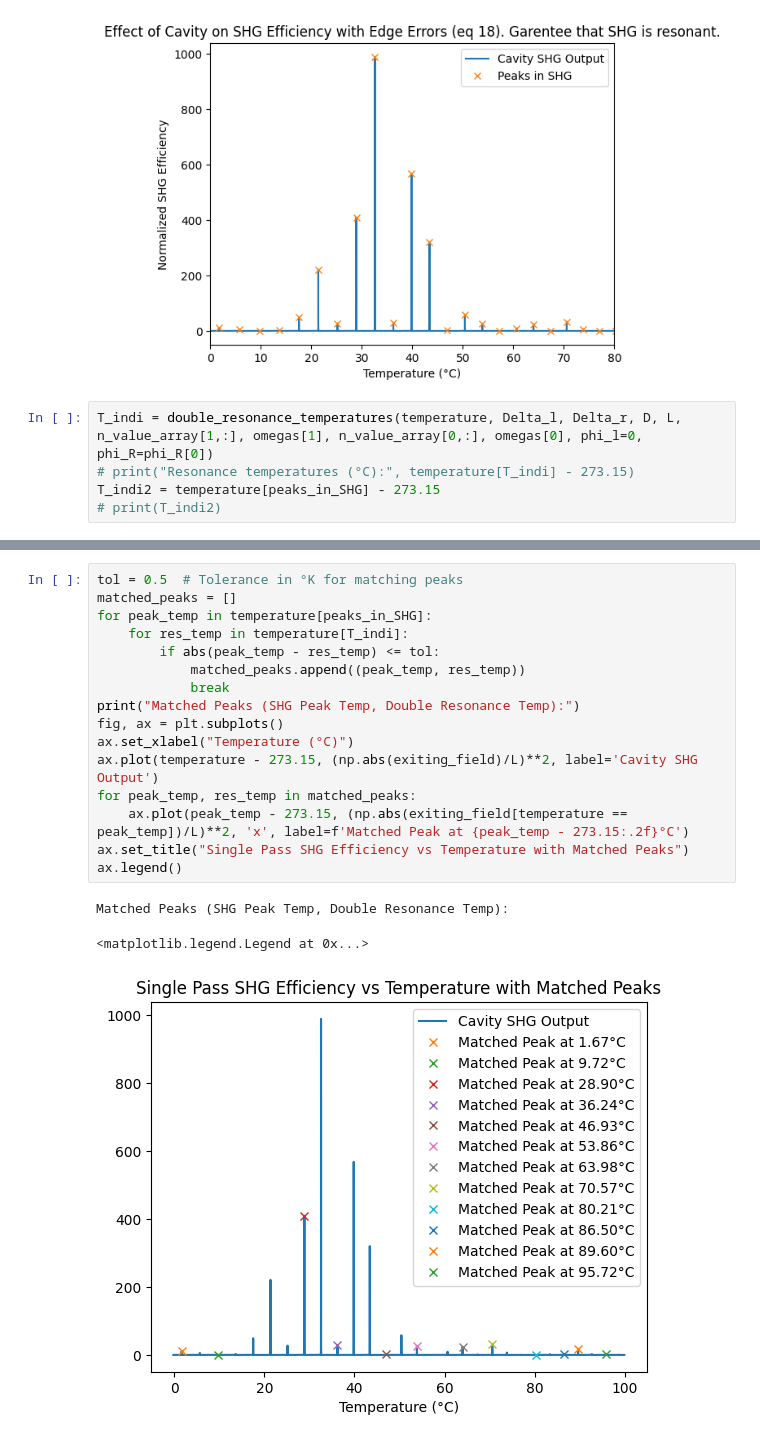
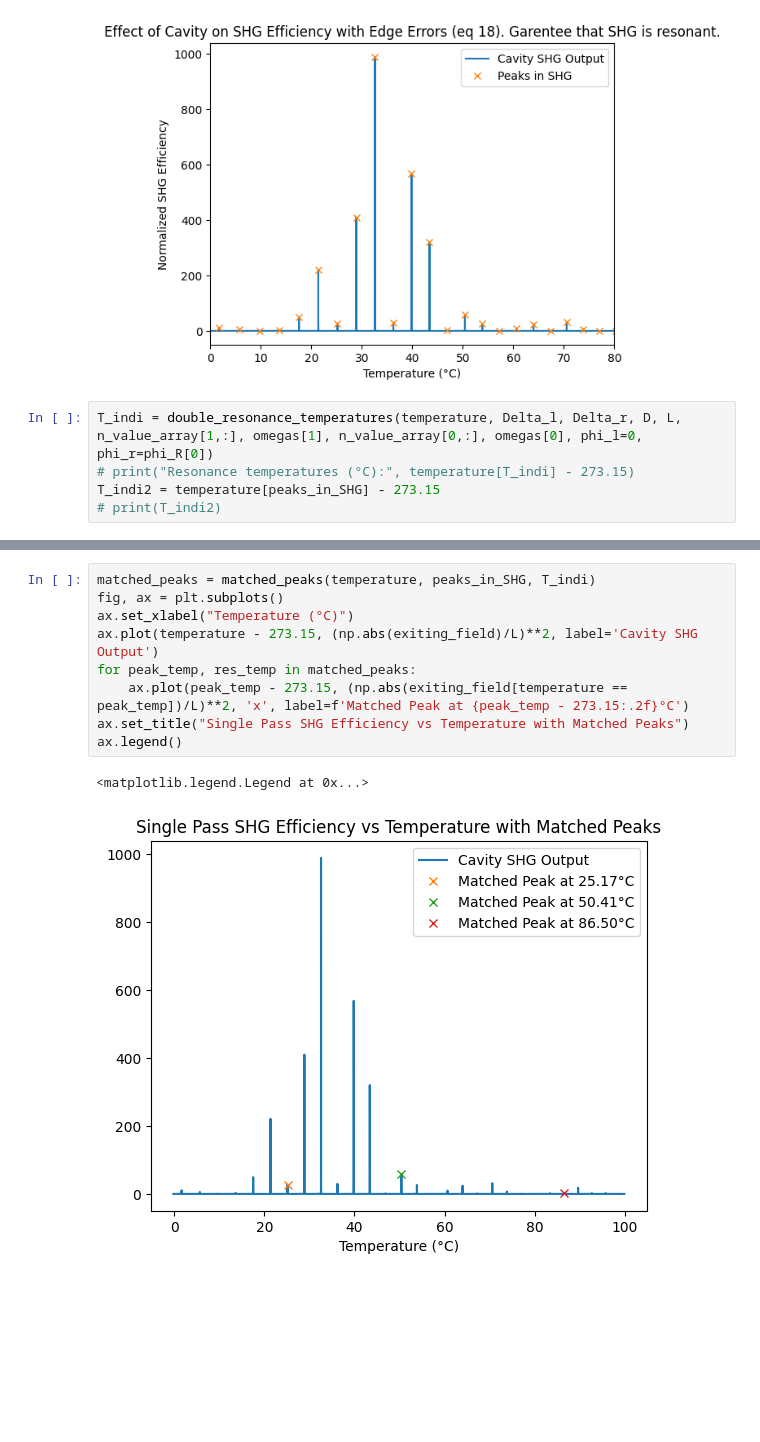
Before and after one commit to qpit/Eskild-Project-2026, a Jupyter notebook: main_document.ipynb, the cells around one changed output, grey strips where cells are left out. Drawn from its saved outputs; the diff is of its cells as text; blank space fills up the shorter version.

```diff
--- a/main_document.ipynb
+++ b/main_document.ipynb
@@ -207,7 +207,7 @@ print(f"Parameters: tau={tau}, rho={rho}, Delta_r={Delta_r} m, Delta_l={Delta_l}
 Parameters: tau=0.06, rho=0.9964, Delta_r=5e-06 m, Delta_l=5e-06 m, D=0.015 m
 [figure]
 # %%
-T_indi = double_resonance_temperatures(temperature, Delta_l, Delta_r, D, L, n_value_array[1,:], omegas[1], n_value_array[0,:], omegas[0], phi_l=0, phi_R=phi_R[0])
+T_indi = double_resonance_temperatures(temperature, Delta_l, Delta_r, D, L, n_value_array[1,:], omegas[1], n_value_array[0,:], omegas[0], phi_l=0, phi_r=phi_R[0])
 # print("Resonance temperatures (°C):", temperature[T_indi] - 273.15)
 T_indi2 = temperature[peaks_in_SHG] - 273.15
 # print(T_indi2)
@@ -244,23 +239,15 @@ ax.legend()
 # %%
-tol = 0.5  # Tolerance in °K for matching peaks
-matched_peaks = []
-for peak_temp in temperature[peaks_in_SHG]:
-    for res_temp in temperature[T_indi]:
-        if abs(peak_temp - res_temp) <= tol:
-            matched_peaks.append((peak_temp, res_temp))
-            break
-print("Matched Peaks (SHG Peak Temp, Double Resonance Temp):")
+matched_peaks = matched_peaks(temperature, peaks_in_SHG, T_indi)
 fig, ax = plt.subplots()
 ax.set_xlabel("Temperature (°C)")
 ax.plot(temperature - 273.15, (np.abs(exiting_field)/L)**2, label='Cavity SHG Output')
 for peak_temp, res_temp in matched_peaks:
     ax.plot(peak_temp - 273.15, (np.abs(exiting_field[temperature == peak_temp])/L)**2, 'x', label=f'Matched Peak at {peak_temp - 273.15:.2f}°C')
 ax.set_title("Single Pass SHG Efficiency vs Temperature with Matched Peaks")
 ax.legend()
 # %% [output]
-Matched Peaks (SHG Peak Temp, Double Resonance Temp):
+<matplotlib.legend.Legend at 0x...>
-<matplotlib.legend.Legend at 0x...>
-[figure, old version]
+[figure, new version]
 # %%
 envelopefield = field_envelope(tau, rho, QPM, L, Delta_r, Delta_l, n_value_array[1,:], omegas[1], n_value_array[0,:], omegas[0])
 fig, ax = plt.subplots()
```
Also changed, not shown: parts of 6 cells of this notebook, 1 other file.
